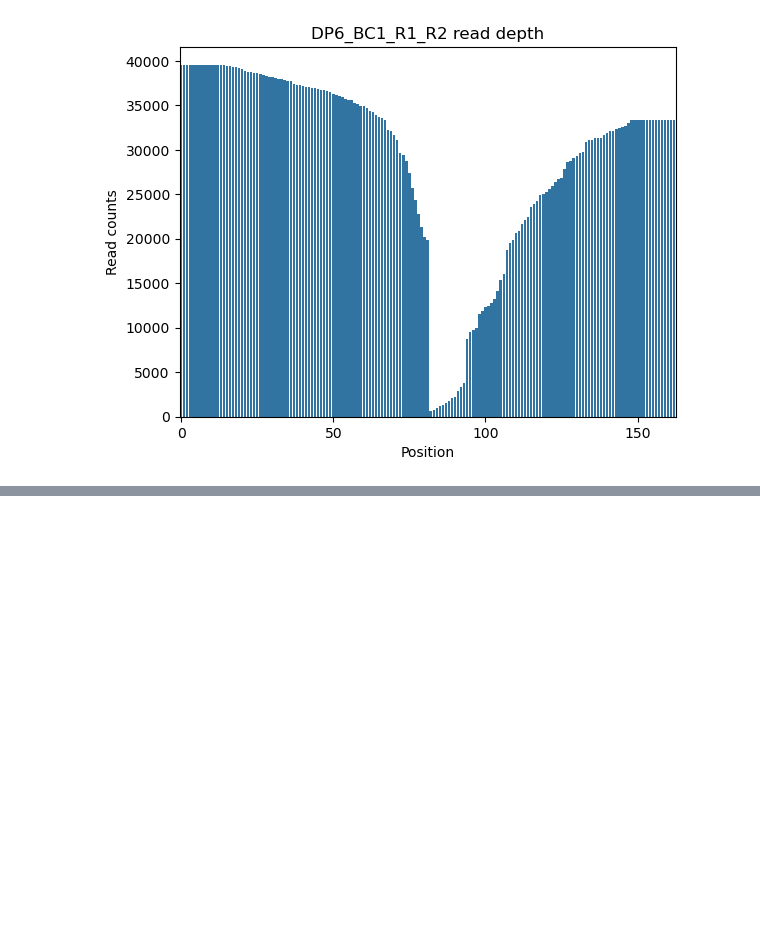
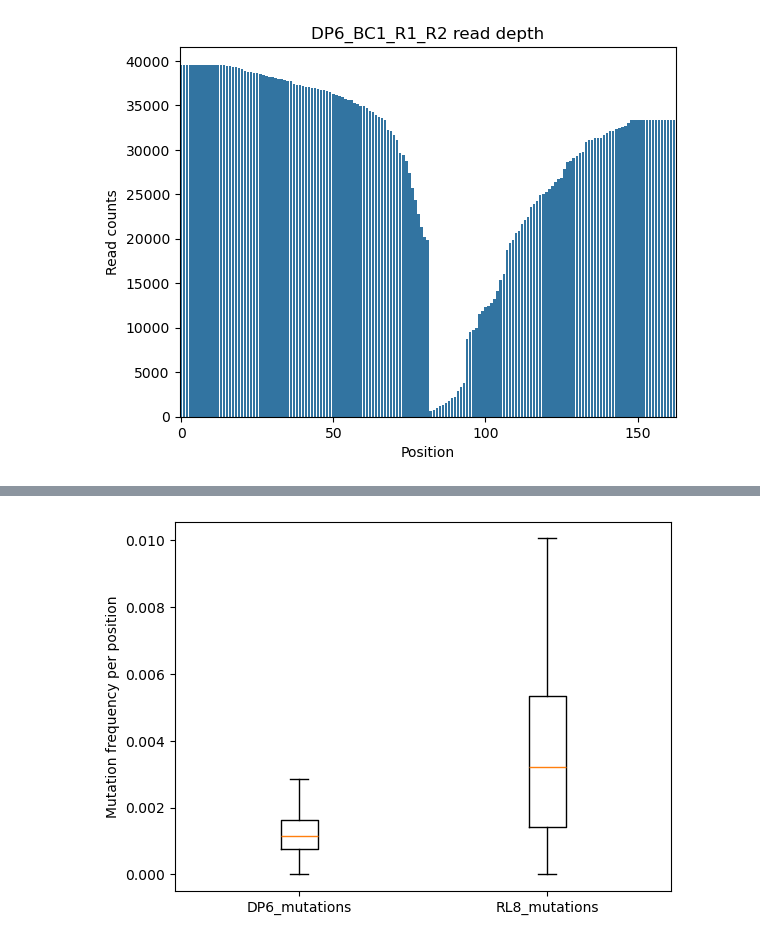
Before and after one commit to AliceHovsepyan/pogo_pance_draft, a Jupyter notebook: DMS_analysis_struct.ipynb, the cells around one changed output, grey strips where cells are left out. Saved outputs shown, nothing was run; the diff lists cells and outputs as text; code cells hidden in the pictures; blank space fills up the shorter version.

```diff
--- a/DMS_analysis_struct.ipynb
+++ b/DMS_analysis_struct.ipynb
@@ -245,0 +269,6 @@ coverage_plot(total_variants.sum(), FigFolder=FigFolder, samplename = f"{variant
+# %%
+plt.boxplot([DP6_mutations, RL8_mutations], tick_labels = ["DP6_mutations", "RL8_mutations"], showfliers=False)
+plt.ylabel("Mutation frequency per position")
+plt.show()
+# %% [output]
+[figure, added]
```
Also changed, not shown: parts of 5 cells of this notebook, 10 other files.
